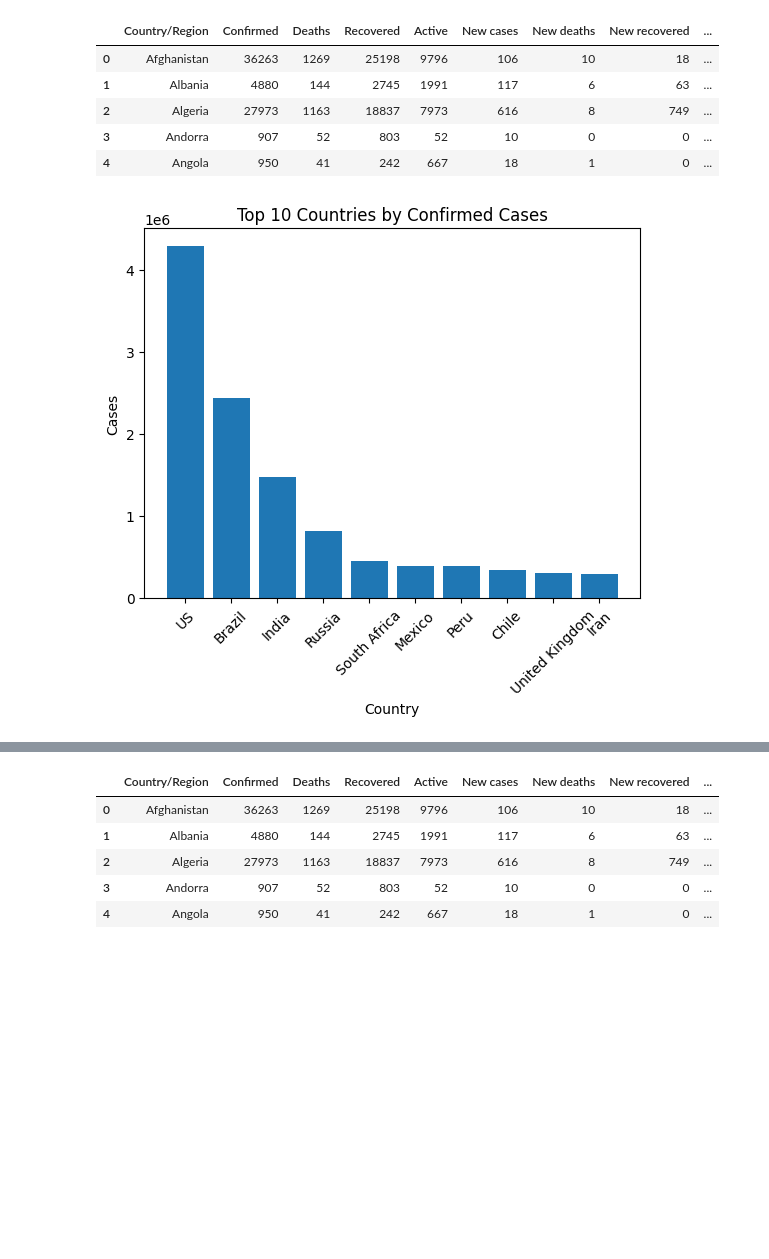
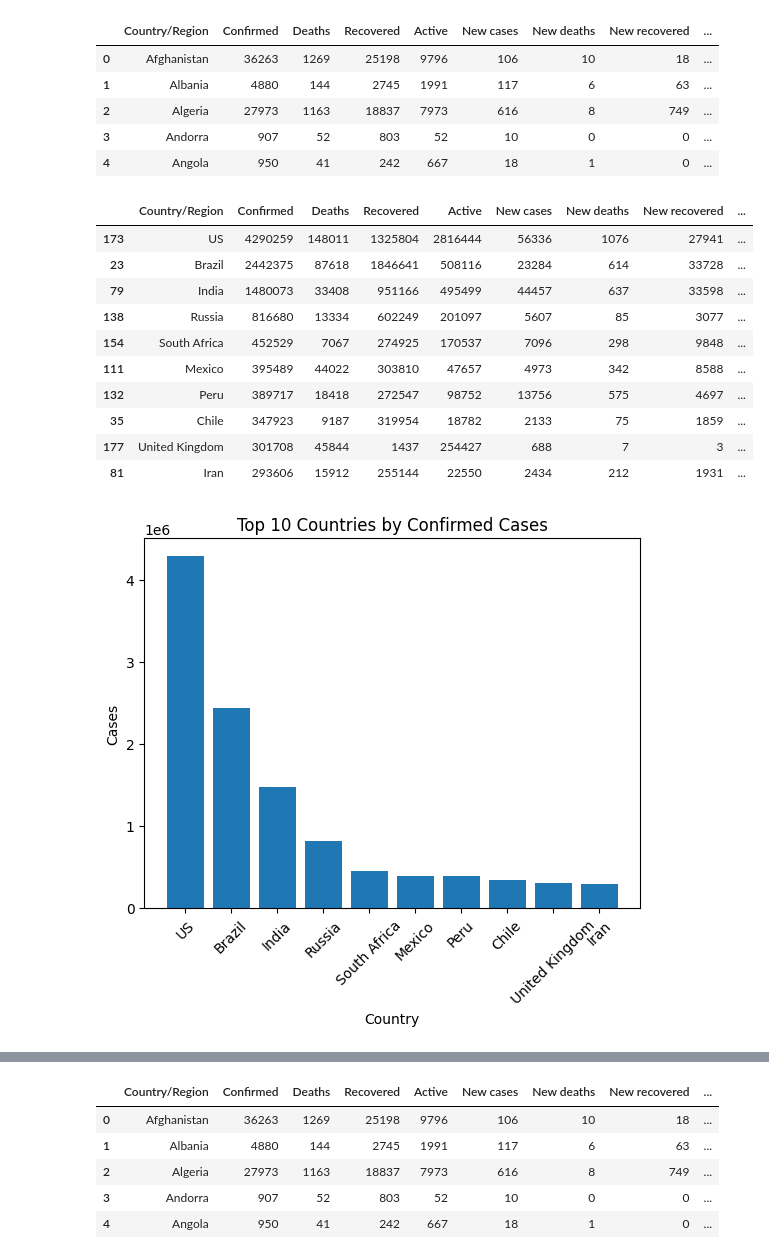
Before and after one commit to Nadhish-PM/covid-dashboard-analysis, a Jupyter notebook: analysis.ipynb, the cells around one changed output, grey strips where cells are left out. Saved outputs shown, nothing was run; the diff lists cells and outputs as text; code cells hidden in the pictures; blank space fills up the shorter version.

```diff
--- a/analysis.ipynb
+++ b/analysis.ipynb
@@ -45,17 +45,30 @@ df.head()
 # %%
 import matplotlib.pyplot as plt
 
 top10 = df.sort_values(by='Confirmed', ascending=False).head(10)
+
+display(top10)
 
 plt.figure()
 plt.bar(top10['Country/Region'], top10['Confirmed'])
 plt.xticks(rotation=45)
 plt.title("Top 10 Countries by Confirmed Cases")
 plt.xlabel("Country")
 plt.ylabel("Cases")
 plt.savefig('../output/top10_cases.png')
 plt.show()
 # %% [output]
+|  | Country/Region | Confirmed | Deaths | Recovered | Active | New cases | New deaths | New recovered | ... |
+| 173 | US | 4290259 | 148011 | 1325804 | 2816444 | 56336 | 1076 | 27941 | ... |
+| 23 | Brazil | 2442375 | 87618 | 1846641 | 508116 | 23284 | 614 | 33728 | ... |
+| 79 | India | 1480073 | 33408 | 951166 | 495499 | 44457 | 637 | 33598 | ... |
+| 138 | Russia | 816680 | 13334 | 602249 | 201097 | 5607 | 85 | 3077 | ... |
+| 154 | South Africa | 452529 | 7067 | 274925 | 170537 | 7096 | 298 | 9848 | ... |
+| 111 | Mexico | 395489 | 44022 | 303810 | 47657 | 4973 | 342 | 8588 | ... |
+| 132 | Peru | 389717 | 18418 | 272547 | 98752 | 13756 | 575 | 4697 | ... |
+| 35 | Chile | 347923 | 9187 | 319954 | 18782 | 2133 | 75 | 1859 | ... |
+| 177 | United Kingdom | 301708 | 45844 | 1437 | 254427 | 688 | 7 | 3 | ... |
+| 81 | Iran | 293606 | 15912 | 255144 | 22550 | 2434 | 212 | 1931 | ... |
 [figure]
 # %%
 import seaborn as sns
```
Also changed, not shown: parts of 1 cell of this notebook.
